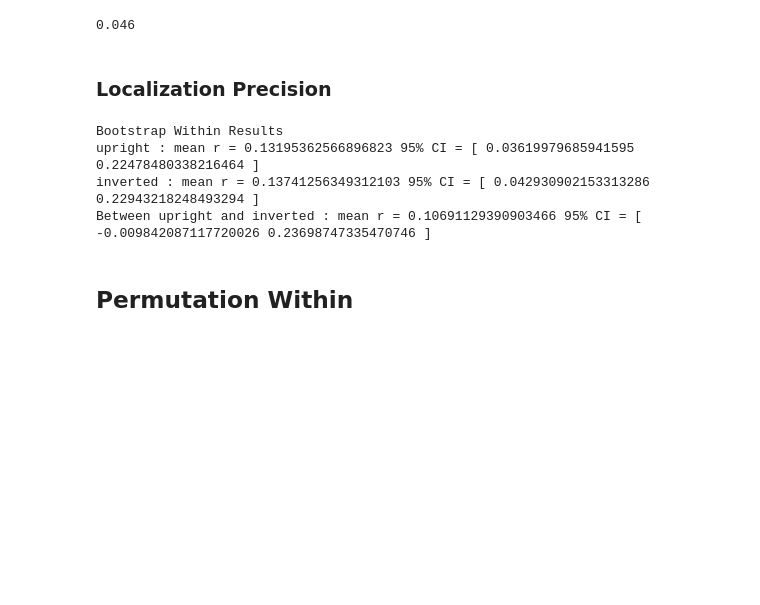
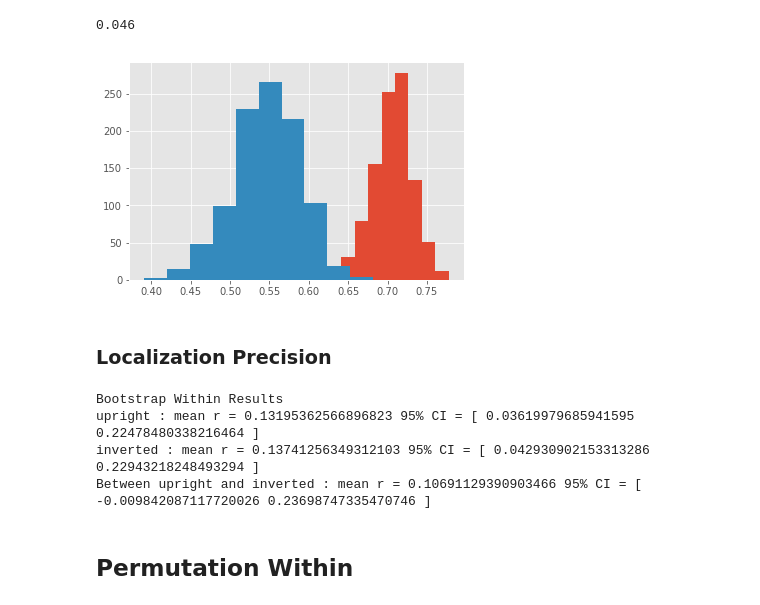
Before and after one commit to cindy-zixuan-wang/Mooney-face-localization, a Jupyter notebook: MooneyFaceLocDataAnalysis.ipynb, the cells around one changed output. Drawn from its saved outputs; the diff is of its cells as text; code cells hidden in the pictures; blank space fills up the shorter version.

```diff
--- a/MooneyFaceLocDataAnalysis.ipynb
+++ b/MooneyFaceLocDataAnalysis.ipynb
@@ -82,19 +82,22 @@ def circ_moving_average(a, n=7,circ=True) :
 #     return resultDF
 
 # split two halves based on locs
-def splitData(df,coi,std=False):
+def splitData(df,coi,std=False,agg=True):
     dfNew = pd.DataFrame()
-    half1 = df.groupby('locs',as_index=False).sample(frac=0.5)[['locs',coi]]
+    half1 = df.groupby('locs',as_index=False).sample(frac=0.5)
     half2 = df.drop(half1.index)
-    if not std:
-        half1 = np.array(half1.groupby("locs")[coi].mean())
-        half2 = np.array(half2.groupby("locs")[coi].mean())
+    if agg:
+        if not std:
+            half1 = half1.groupby("locs")[coi].mean()
+            half2 = half2.groupby("locs")[coi].mean()
+        else:
+            half1 = half1.groupby("locs")[coi].agg(np.std)
+            half2 = half2.groupby("locs")[coi].agg(np.std)
+        dfNew['half1'] = half1
+        dfNew['half2']  = half2[dfNew.index]
+        return dfNew
     else:
-        half1 = np.array(half1.groupby("locs")[coi].agg(np.std))
-        half2 = np.array(half2.groupby("locs")[coi].agg(np.std))
-    dfNew['half1'] = half1
-    dfNew['half2']  = half2
-    return dfNew
+        return half1.reset_index(drop=True), half2.reset_index(drop=True)
 
 # morph the location difference
 def recenter(x, threshold=24):
@@ -375,11 +397,12 @@ def BtwCondWithin(data,condition,coi,std=False,perm=False,allSubj = subjs):
     for subj in allSubj:
         twoHalves_cond1 = splitData(data[np.array(data[condition]==1)&np.array(data['subj']==subj)],coi,std)
         twoHalves_cond2 = splitData(data[np.array(data[condition]==0)&np.array(data['subj']==subj)],coi,std)
-        half1 = np.array(twoHalves_cond1.half1)
+        overlap_index = list(set(twoHalves_cond1.index) & set(twoHalves_cond2.index))
+        half1 = np.array(twoHalves_cond1.loc[overlap_index,'half1'])
+        half2 = np.array(twoHalves_cond2.loc[overlap_index,'half1'])
         if perm:
-            half2 = np.array(shiftHalf(np.array(twoHalves_cond2.half1)))
-        else:
-            half2 = np.array(twoHalves_cond2.half1)
+            half2 = np.array(shiftHalf(half2))
+
         [r,p]=pr(half1,half2)
         allRVals.append(r)
     allRVals = np.array(allRVals)
@@ -432,6 +465,11 @@ two_tailed_p = 2*sum((np.array(bootWithinR[cond1])-\
 two_tailed_p
 # %% [output]
 0.046
+# %%
+plt.hist(np.array(bootWithinR[cond1]))
+plt.hist(np.array(bootWithinR['btwCond']))
+# %% [output]
+[figure, added]
 # %% [markdown]
 ### Localization Precision
 # %%
```
Also changed, not shown: parts of 33 cells of this notebook, 45 other files.
